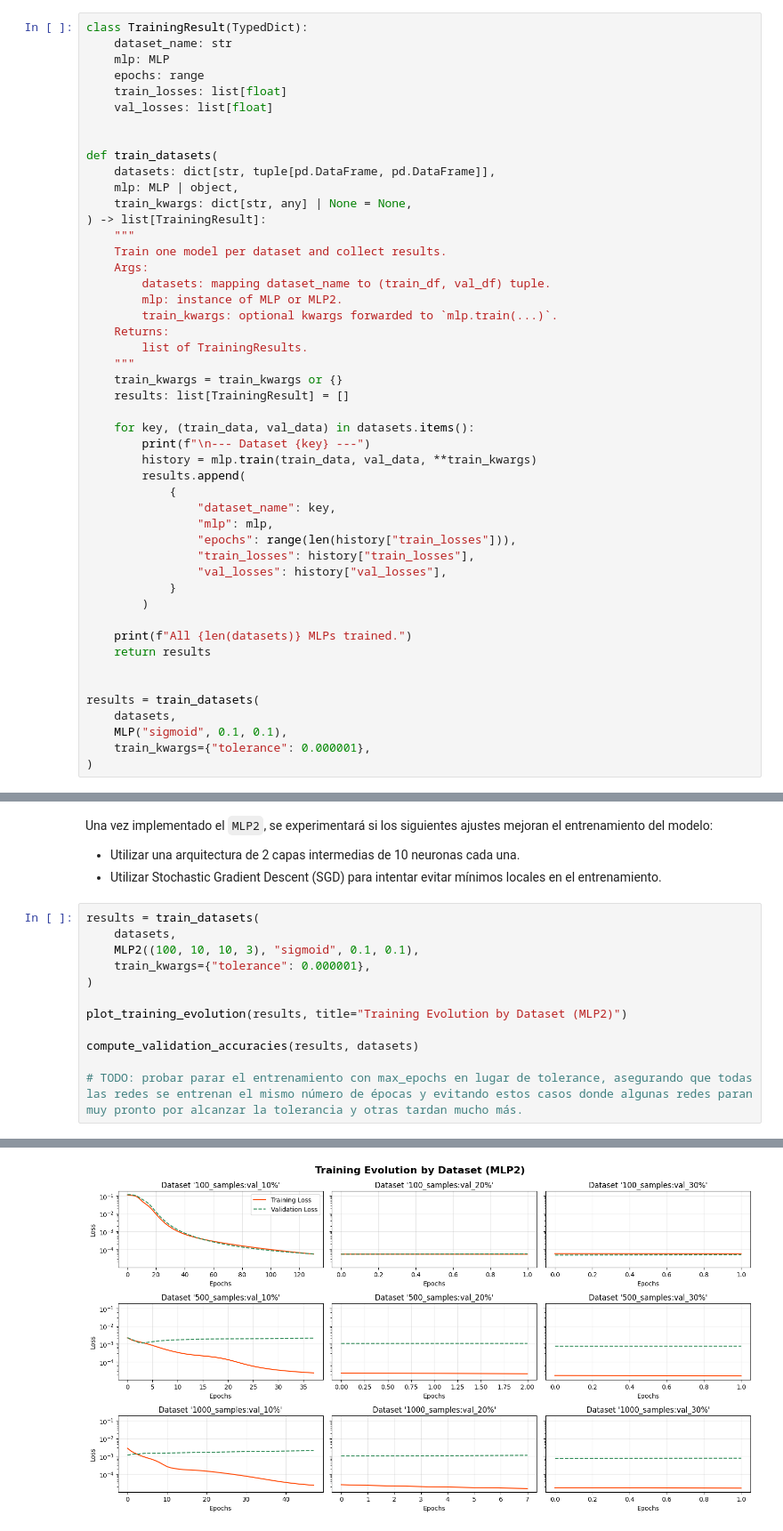
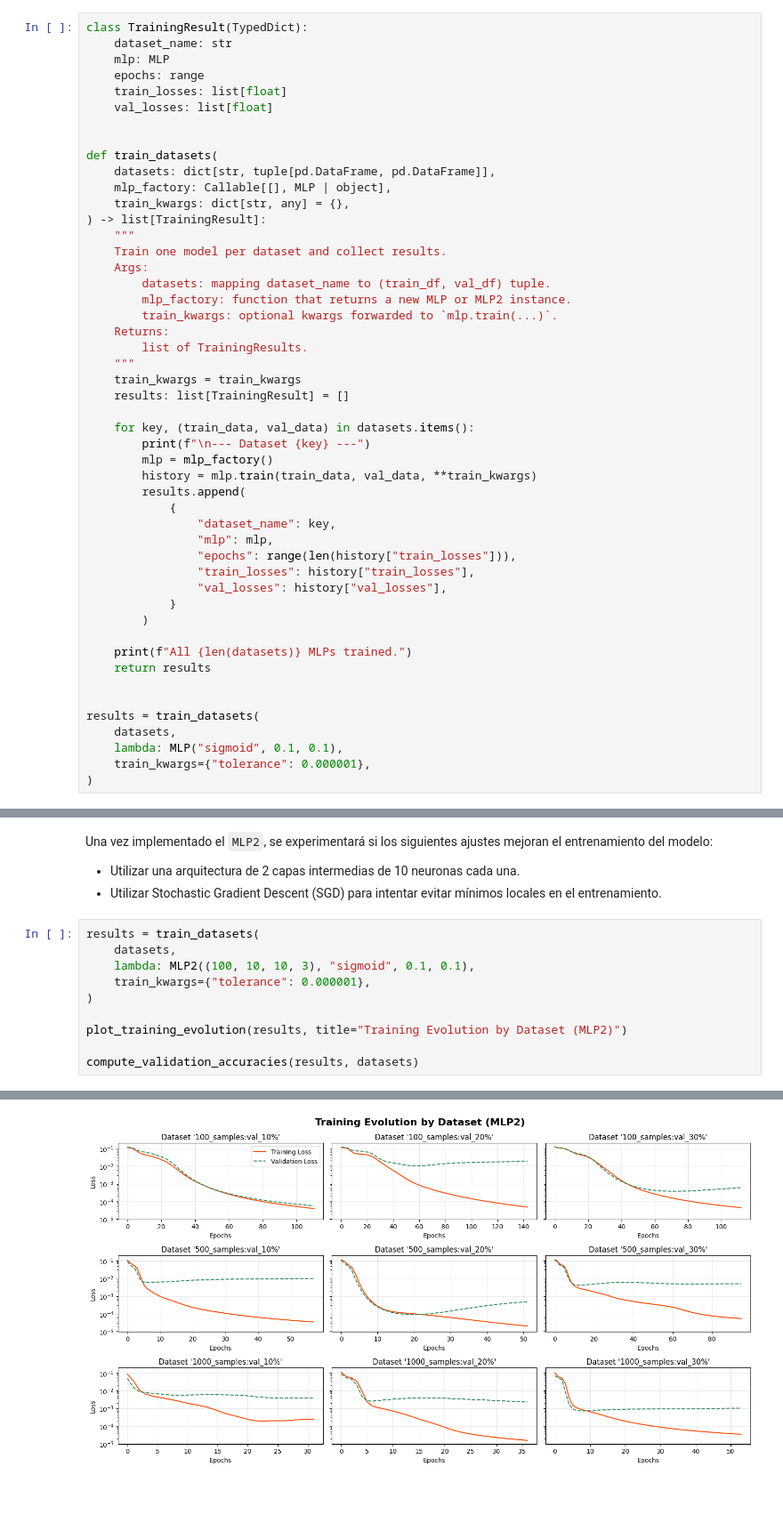
Before and after one commit to elepad-org/mlp, a Jupyter notebook: model/notebook.ipynb, the cells around one changed output, grey strips where cells are left out. Shown at 89% size. Saved outputs shown, nothing was run; the diff lists cells and outputs as text; blank space fills up the shorter version.

```diff
--- a/model/notebook.ipynb
+++ b/model/notebook.ipynb
@@ -760,23 +760,24 @@ class TrainingResult(TypedDict):
 
 def train_datasets(
     datasets: dict[str, tuple[pd.DataFrame, pd.DataFrame]],
-    mlp: MLP | object,
-    train_kwargs: dict[str, any] | None = None,
+    mlp_factory: Callable[[], MLP | object],
+    train_kwargs: dict[str, any] = {},
 ) -> list[TrainingResult]:
     """
     Train one model per dataset and collect results.
     Args:
         datasets: mapping dataset_name to (train_df, val_df) tuple.
-        mlp: instance of MLP or MLP2.
+        mlp_factory: function that returns a new MLP or MLP2 instance.
         train_kwargs: optional kwargs forwarded to `mlp.train(...)`.
     Returns:
         list of TrainingResults.
     """
-    train_kwargs = train_kwargs or {}
+    train_kwargs = train_kwargs
     results: list[TrainingResult] = []
 
     for key, (train_data, val_data) in datasets.items():
         print(f"\n--- Dataset {key} ---")
+        mlp = mlp_factory()
         history = mlp.train(train_data, val_data, **train_kwargs)
         results.append(
             {
@@ -794,7 +795,7 @@ def train_datasets(
 
 results = train_datasets(
     datasets,
-    MLP("sigmoid", 0.1, 0.1),
+    lambda: MLP("sigmoid", 0.1, 0.1),
     train_kwargs={"tolerance": 0.000001},
 )
 # %% [output]
@@ -1172,15 +1172,13 @@ Una vez implementado el `MLP2`, se experimentará si los siguientes ajustes mejo
 # %%
 results = train_datasets(
     datasets,
-    MLP2((100, 10, 10, 3), "sigmoid", 0.1, 0.1),
+    lambda: MLP2((100, 10, 10, 3), "sigmoid", 0.1, 0.1),
     train_kwargs={"tolerance": 0.000001},
 )
 
 plot_training_evolution(results, title="Training Evolution by Dataset (MLP2)")
 
 compute_validation_accuracies(results, datasets)
-
-# TODO: probar parar el entrenamiento con max_epochs en lugar de tolerance, asegurando que todas las redes se entrenan el mismo número de épocas y evitando estos casos donde algunas redes paran muy pronto por alcanzar la tolerancia y otras tardan mucho más.
 # %% [output]
 --- Dataset 100_samples:val_10% ---
  _________________________________________
@@ -1201,4 +1199,4 @@ Stopping at epoch 1: Loss change 6.727122804067783e-07 < tolerance=1e-06
 All 9 MLPs trained.
-[figure, old version]
+[figure, new version]
 |  | Dataset | Accuracy |
 | 0 | 100_samples:val_10% | 1.000000 |
```
Also changed, not shown: parts of 9 cells of this notebook.
